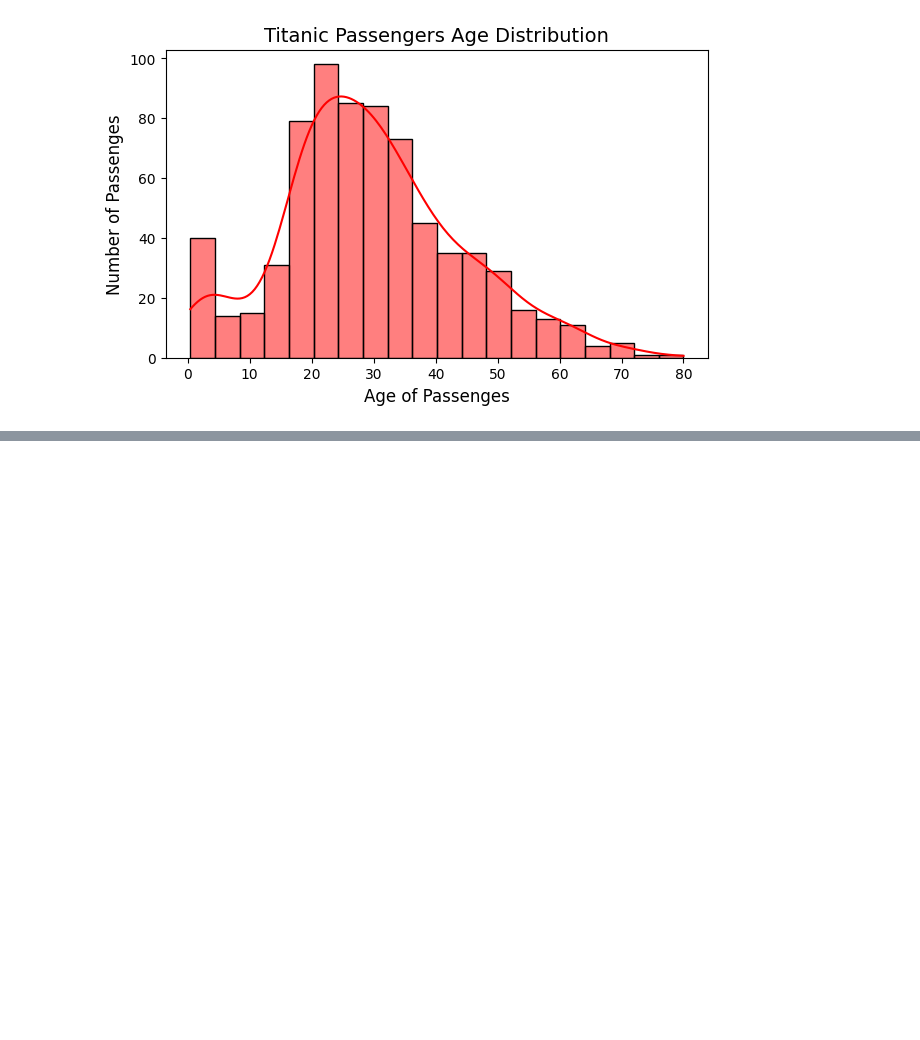
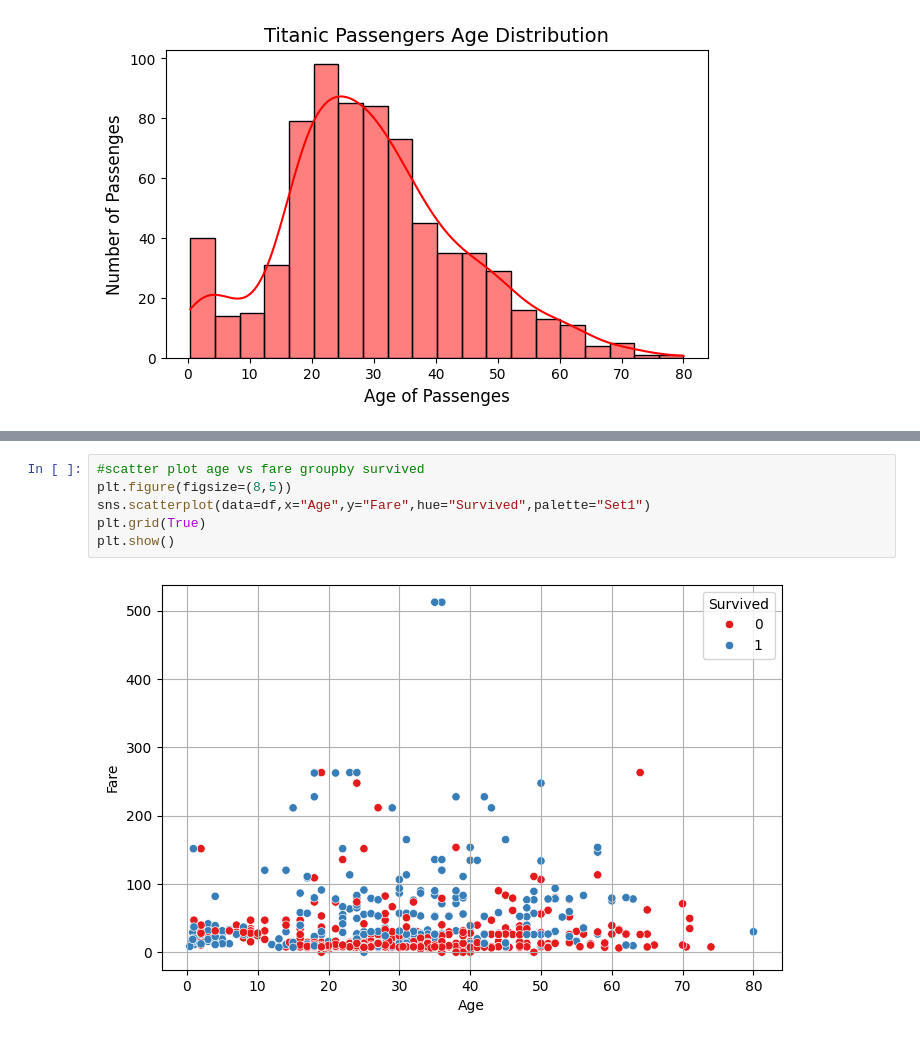
Before and after one commit to Pratham1845/Aiml-training, a Jupyter notebook: day12.ipynb, the cells around one changed output, grey strips where cells are left out. Cells and saved outputs as stored; diff of their text form; blank space fills up the shorter version.

```diff
--- a/day12.ipynb
+++ b/day12.ipynb
@@ -39,0 +58,8 @@ plt.show()
+# %%
+#scatter plot age vs fare groupby survived
+plt.figure(figsize=(8,5))
+sns.scatterplot(data=df,x="Age",y="Fare",hue="Survived",palette="Set1")
+plt.grid(True)
+plt.show()
+# %% [output]
+[figure, added]
```
Also changed, not shown: parts of 3 cells of this notebook, 4 other files.
